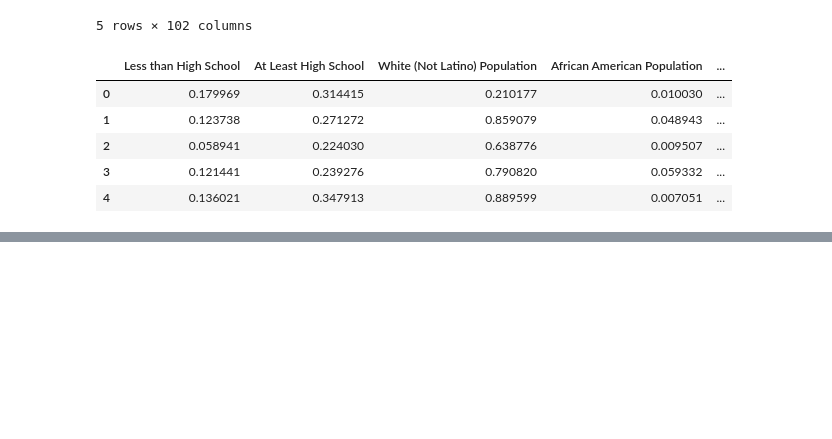
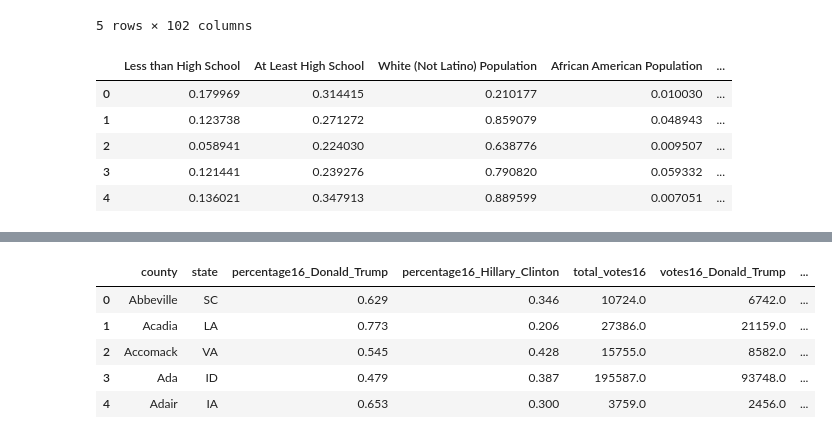
Before and after one commit to eweed001/ORIE-4741-Project, a Jupyter notebook: data_collection_cleaning2020.ipynb, the cells around one changed output, grey strips where cells are left out. Cells and saved outputs as stored; diff of their text form; code cells hidden in the pictures; blank space fills up the shorter version.

```diff
--- a/data_collection_cleaning2020.ipynb
+++ b/data_collection_cleaning2020.ipynb
@@ -802,0 +792,3 @@ df_small_final.to_csv(r'/Users/emilyweed/Cornell2020-2021/ORIE4741/Project/ORIE-
+# %%
+df_orig = pd.read_csv('data/county_statistics.csv')
+df_orig.head()
@@ -802,0 +802,13 @@ df_small_final.to_csv(r'/Users/emilyweed/Cornell2020-2021/ORIE4741/Project/ORIE-
+# %%
+#Dropping columns we dont need
+cols = [0,13,14,17,18,19,20,23,25,26,27,28,29,30,32,33,34,35,36,37,38,39,40,41,42,43,44,45,46,47,48,49]
+df_orig = df_orig.drop(df_orig.columns[cols],axis=1)
+# %%
+df_orig.head()
+# %% [output]
+|  | county | state | percentage16_Donald_Trump | percentage16_Hillary_Clinton | total_votes16 | votes16_Donald_Trump | ... |
+| 0 | Abbeville | SC | 0.629 | 0.346 | 10724.0 | 6742.0 | ... |
+| 1 | Acadia | LA | 0.773 | 0.206 | 27386.0 | 21159.0 | ... |
+| 2 | Accomack | VA | 0.545 | 0.428 | 15755.0 | 8582.0 | ... |
+| 3 | Ada | ID | 0.479 | 0.387 | 195587.0 | 93748.0 | ... |
+| 4 | Adair | IA | 0.653 | 0.300 | 3759.0 | 2456.0 | ... |
```
Also changed, not shown: parts of 25 cells of this notebook, 2 other files.
